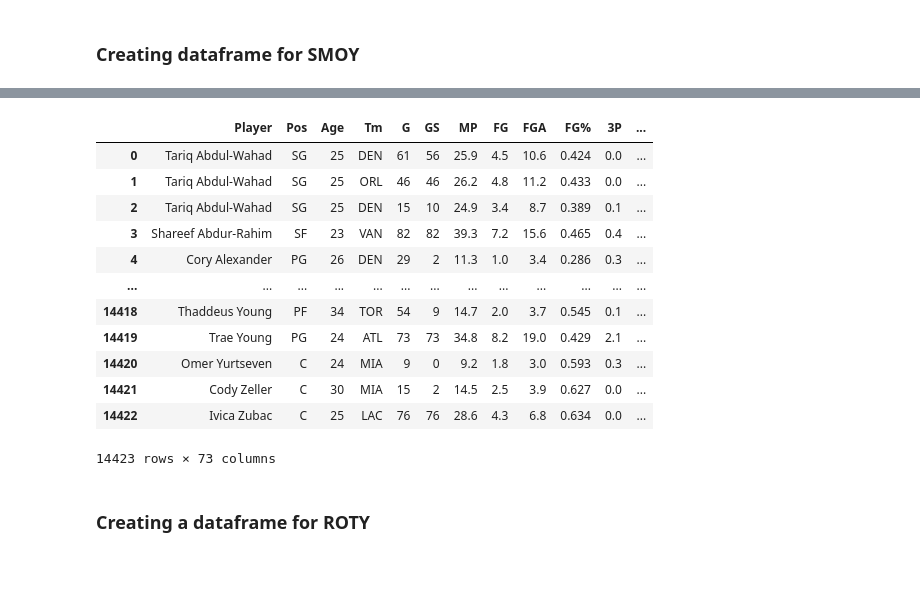
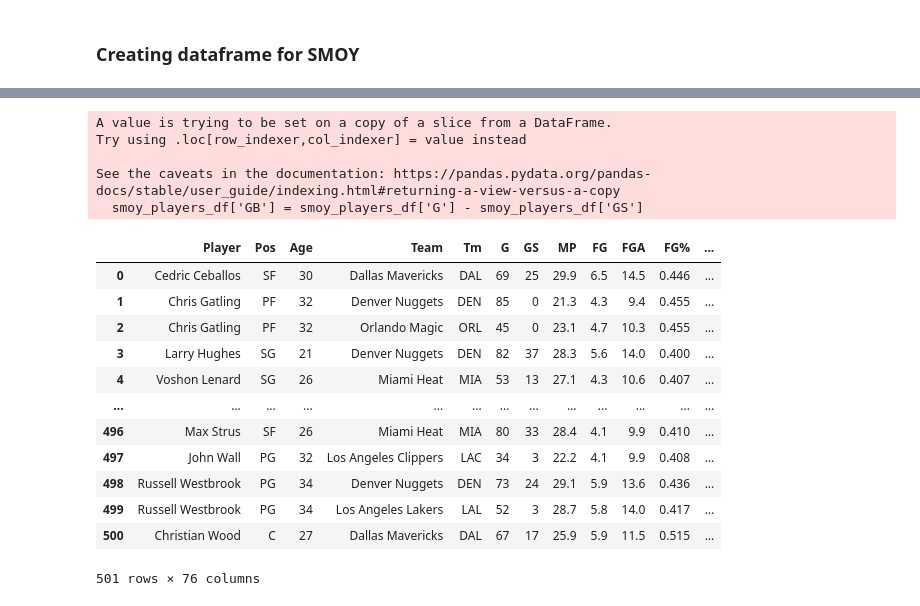
Before and after one commit to Th-N/NBA_award_predictions, a Jupyter notebook: Exploratory_data_analysis.ipynb, the cells around one changed output, grey strips where cells are left out. Cells and saved outputs as stored; diff of their text form; code cells hidden in the pictures; blank space fills up the shorter version.

```diff
--- a/Exploratory_data_analysis.ipynb
+++ b/Exploratory_data_analysis.ipynb
@@ -190,12 +190,12 @@ players_df['Player'] = players_df['Player'].str.replace('*','')
 players_df['Total_Games'] = players_df['Team_W'] + players_df['Team_L']
 players_df['Team_Win_PCT'] = round(players_df['Team_W'] / players_df['Total_Games'], 2)
 
-players_df = players_df[['Player', 'Pos', 'Age', 'Tm', 'G', 'GS', 'MP', 'FG', 'FGA', 'FG%', '3P',
+players_df = players_df[['Player', 'Pos', 'Age', 'Team', 'Tm', 'G', 'GS', 'MP', 'FG', 'FGA', 'FG%', '3P',
        '3PA', '3P%', '2P', '2PA', '2P%', 'eFG%', 'FT', 'FTA', 'FT%', 'ORB',
        'DRB', 'TRB', 'AST', 'STL', 'BLK', 'TOV', 'PF', 'PTS', 'PER', 'TS%',
        '3PAr', 'FTr', 'ORB%', 'DRB%', 'TRB%', 'AST%', 'STL%', 'BLK%', 'TOV%',
        'USG%', 'OWS', 'DWS', 'WS', 'WS/48', 'OBPM', 'DBPM', 'BPM', 'VORP',
-        'Team', 'Total_Games', 'Team_W', 'Team_L', 'Team_Win_PCT', 'Team_MOV', 'Team_SOS',
+       'Total_Games', 'Team_W', 'Team_L', 'Team_Win_PCT', 'Team_MOV', 'Team_SOS',
        'Team_SRS', 'Team_ORtg', 'Team_DRtg', 'Team_NRtg', 'Team_Pace',
        'Team_FTr', 'Team_3PAr', 'Team_TS%', 'Team_eFG%', 'Team_TOV%',
        'Team_ORB%', 'Team_FT/FGA', 'Team_eFG%.1', 'Team_TOV%.1', 'Team_DRB%',
@@ -206,8 +206,8 @@ players_df = players_df[['Player', 'Pos', 'Age', 'Tm', 'G', 'GS', 'MP', 'FG', 'F
 # Removing 'T' from the rank column
 mvp_df['Rank'] = mvp_df['Rank'].str.split('T').apply(lambda x:x[0])
 dpoy_df['Rank'] = dpoy_df['Rank'].str.split('T').apply(lambda x:x[0])
-roy_df['Rank'] = dpoy_df['Rank'].str.split('T').apply(lambda x:x[0])
-smoy_df['Rank'] = dpoy_df['Rank'].str.split('T').apply(lambda x:x[0])
+roy_df['Rank'] = roy_df['Rank'].str.split('T').apply(lambda x:x[0])
+smoy_df['Rank'] = smoy_df['Rank'].str.split('T').apply(lambda x:x[0])
 
 mvp_df['Rank'] = mvp_df['Rank'].astype('Int32')
 dpoy_df['Rank'] = dpoy_df['Rank'].astype('Int32')
@@ -354,26 +417,43 @@ dpoy_players_df
+# %%
+smoy_filter_gp = players_df['G'] >= 34
+smoy_filter_mp = players_df['MP'] >= 20
+smoy_filter_ppg = players_df['PTS'] >= 11
+
+
+smoy_players_df = players_df[smoy_filter_gp &
+                                smoy_filter_mp &
+                                smoy_filter_ppg]
+
+smoy_players_df['GB'] = smoy_players_df['G'] - smoy_players_df['GS']
+smoy_players_df = smoy_players_df[smoy_players_df['GB'] > smoy_players_df['GS']]
+# %% [output]
+A value is trying to be set on a copy of a slice from a DataFrame.
+Try using .loc[row_indexer,col_indexer] = value instead
+
+See the caveats in the documentation: https://pandas.pydata.org/pandas-docs/stable/user_guide/indexing.html#returning-a-view-versus-a-copy
+  smoy_players_df['GB'] = smoy_players_df['G'] - smoy_players_df['GS']
 # %%
-smoy_subset = smoy_df[['Player', 'Tm', 'Share', 'Year']].copy()
+smoy_subset = smoy_df[['Rank','Player', 'Tm', 'Share', 'Year']].copy()
 
-smoy_players_df = players_df.merge(smoy_subset,
+smoy_players_df = smoy_players_df.merge(smoy_subset,
                                   how='left',
                                   left_on=['Player', 'Year', 'Tm'],
                                   right_on=['Player', 'Year', 'Tm'])
 
 smoy_players_df['Share'] = smoy_players_df['Share'].fillna(0)
+smoy_players_df['Rank'] = smoy_players_df['Rank'].fillna(0)
 smoy_players_df
 # %% [output]
-|  | Player | Pos | Age | Tm | G | GS | MP | FG | FGA | FG% | 3P | ... |
-| 0 | Tariq Abdul-Wahad | SG | 25 | DEN | 61 | 56 | 25.9 | 4.5 | 10.6 | 0.424 | 0.0 | ... |
-| 1 | Tariq Abdul-Wahad | SG | 25 | ORL | 46 | 46 | 26.2 | 4.8 | 11.2 | 0.433 | 0.0 | ... |
-| 2 | Tariq Abdul-Wahad | SG | 25 | DEN | 15 | 10 | 24.9 | 3.4 | 8.7 | 0.389 | 0.1 | ... |
-| 3 | Shareef Abdur-Rahim | SF | 23 | VAN | 82 | 82 | 39.3 | 7.2 | 15.6 | 0.465 | 0.4 | ... |
-| 4 | Cory Alexander | PG | 26 | DEN | 29 | 2 | 11.3 | 1.0 | 3.4 | 0.286 | 0.3 | ... |
+|  | Player | Pos | Age | Team | Tm | G | GS | MP | FG | FGA | FG% | ... |
+| 0 | Cedric Ceballos | SF | 30 | Dallas Mavericks | DAL | 69 | 25 | 29.9 | 6.5 | 14.5 | 0.446 | ... |
+| 1 | Chris Gatling | PF | 32 | Denver Nuggets | DEN | 85 | 0 | 21.3 | 4.3 | 9.4 | 0.455 | ... |
+| 2 | Chris Gatling | PF | 32 | Orlando Magic | ORL | 45 | 0 | 23.1 | 4.7 | 10.3 | 0.455 | ... |
+| 3 | Larry Hughes | SG | 21 | Denver Nuggets | DEN | 82 | 37 | 28.3 | 5.6 | 14.0 | 0.400 | ... |
+| 4 | Voshon Lenard | SG | 26 | Miami Heat | MIA | 53 | 13 | 27.1 | 4.3 | 10.6 | 0.407 | ... |
 | ... | ... | ... | ... | ... | ... | ... | ... | ... | ... | ... | ... | ... |
-| 14418 | Thaddeus Young | PF | 34 | TOR | 54 | 9 | 14.7 | 2.0 | 3.7 | 0.545 | 0.1 | ... |
-| 14419 | Trae Young | PG | 24 | ATL | 73 | 73 | 34.8 | 8.2 | 19.0 | 0.429 | 2.1 | ... |
-| 14420 | Omer Yurtseven | C | 24 | MIA | 9 | 0 | 9.2 | 1.8 | 3.0 | 0.593 | 0.3 | ... |
-| 14421 | Cody Zeller | C | 30 | MIA | 15 | 2 | 14.5 | 2.5 | 3.9 | 0.627 | 0.0 | ... |
-| 14422 | Ivica Zubac | C | 25 | LAC | 76 | 76 | 28.6 | 4.3 | 6.8 | 0.634 | 0.0 | ... |
+| 496 | Max Strus | SF | 26 | Miami Heat | MIA | 80 | 33 | 28.4 | 4.1 | 9.9 | 0.410 | ... |
+| 497 | John Wall | PG | 32 | Los Angeles Clippers | LAC | 34 | 3 | 22.2 | 4.1 | 9.9 | 0.408 | ... |
+| 498 | Russell Westbrook | PG | 34 | Denver Nuggets | DEN | 73 | 24 | 29.1 | 5.9 | 13.6 | 0.436 | ... |
+| 499 | Russell Westbrook | PG | 34 | Los Angeles Lakers | LAL | 52 | 3 | 28.7 | 5.8 | 14.0 | 0.417 | ... |
+| 500 | Christian Wood | C | 27 | Dallas Mavericks | DAL | 67 | 17 | 25.9 | 5.9 | 11.5 | 0.515 | ... |
-14423 rows × 73 columns
+501 rows × 76 columns
-# %% [markdown]
-### Creating a dataframe for ROTY
```
Also changed, not shown: parts of 18 cells of this notebook.
